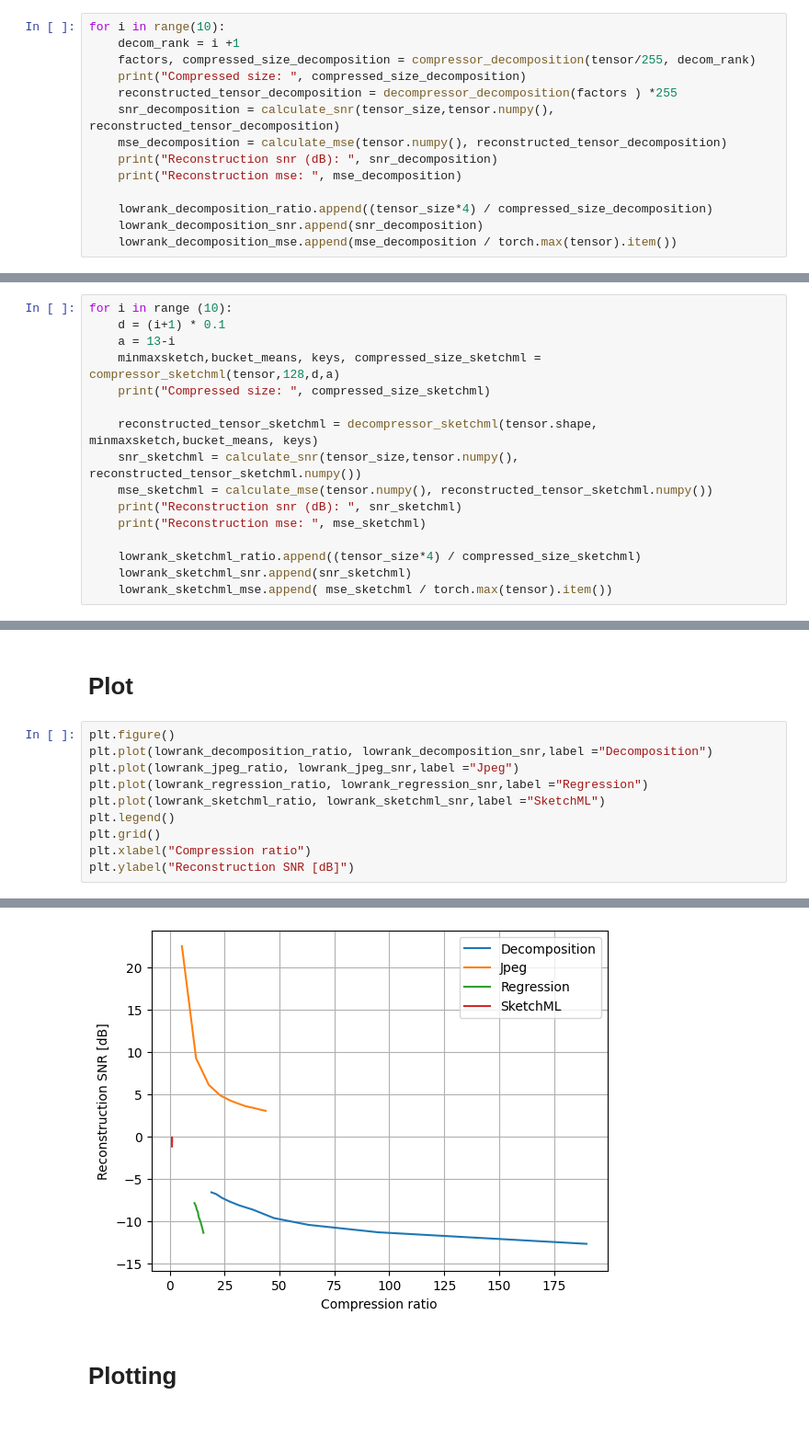
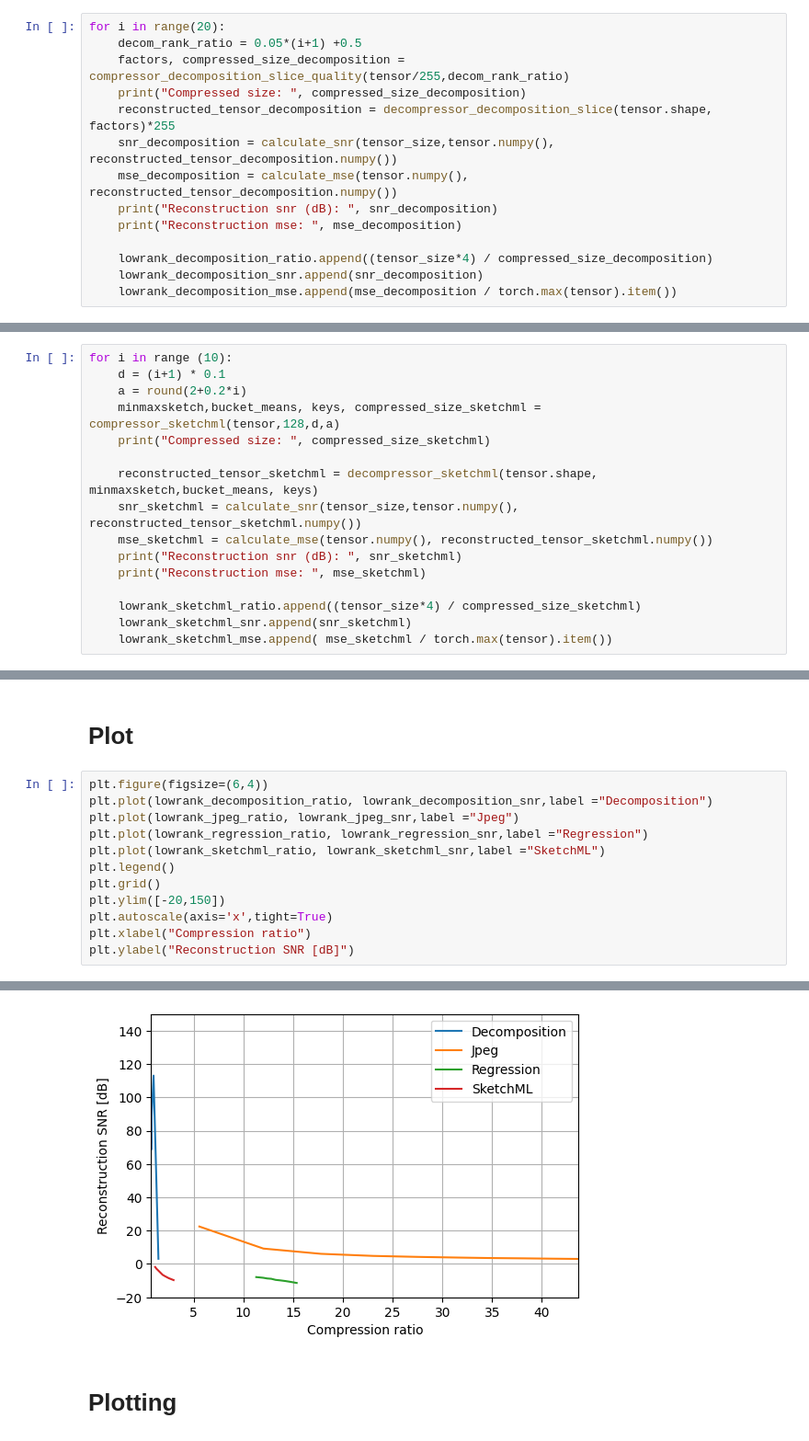
Before and after one commit to Rexyyj/split_DNN_framework, a Jupyter notebook: characteristics/image_like_multi_quality.ipynb, the cells around one changed output, grey strips where cells are left out. Shown at 92% size. Cells and saved outputs as stored; diff of their text form.

```diff
--- a/characteristics/image_like_multi_quality.ipynb
+++ b/characteristics/image_like_multi_quality.ipynb
@@ -129,13 +87,13 @@ lowrank_decomposition_ratio =[]
 lowrank_decomposition_snr = []
 lowrank_decomposition_mse = []
 # %%
-for i in range(10):
-    decom_rank = i +1
-    factors, compressed_size_decomposition = compressor_decomposition(tensor/255, decom_rank)
+for i in range(20):
+    decom_rank_ratio = 0.05*(i+1) +0.5
+    factors, compressed_size_decomposition = compressor_decomposition_slice_quality(tensor/255,decom_rank_ratio)
     print("Compressed size: ", compressed_size_decomposition)
-    reconstructed_tensor_decomposition = decompressor_decomposition(factors ) *255
-    snr_decomposition = calculate_snr(tensor_size,tensor.numpy(), reconstructed_tensor_decomposition)
-    mse_decomposition = calculate_mse(tensor.numpy(), reconstructed_tensor_decomposition)
+    reconstructed_tensor_decomposition = decompressor_decomposition_slice(tensor.shape, factors)*255
+    snr_decomposition = calculate_snr(tensor_size,tensor.numpy(), reconstructed_tensor_decomposition.numpy())
+    mse_decomposition = calculate_mse(tensor.numpy(), reconstructed_tensor_decomposition.numpy())
     print("Reconstruction snr (dB): ", snr_decomposition)
     print("Reconstruction mse: ", mse_decomposition)
 
@@ -208,7 +166,7 @@ lowrank_sketchml_mse = []
 # %%
 for i in range (10):
     d = (i+1) * 0.1
-    a = 13-i
+    a = round(2+0.2*i)
     minmaxsketch,bucket_means, keys, compressed_size_sketchml = compressor_sketchml(tensor,128,d,a)
     print("Compressed size: ", compressed_size_sketchml)
 
@@ -245,17 +200,19 @@ Reconstruction mse:  nan
 # %% [markdown]
 # Plot
 # %%
-plt.figure()
+plt.figure(figsize=(6,4))
 plt.plot(lowrank_decomposition_ratio, lowrank_decomposition_snr,label ="Decomposition")
 plt.plot(lowrank_jpeg_ratio, lowrank_jpeg_snr,label ="Jpeg")
 plt.plot(lowrank_regression_ratio, lowrank_regression_snr,label ="Regression")
 plt.plot(lowrank_sketchml_ratio, lowrank_sketchml_snr,label ="SketchML")
 plt.legend()
 plt.grid()
+plt.ylim([-20,150])
+plt.autoscale(axis='x',tight=True)
 plt.xlabel("Compression ratio")
 plt.ylabel("Reconstruction SNR [dB]")
 # %% [output]
 Text(0, 0.5, 'Reconstruction SNR [dB]')
-[figure, old version]
+[figure, new version]
 # %% [markdown]
 # Plotting
```
Also changed, not shown: parts of 8 cells of this notebook, 7 other files.
